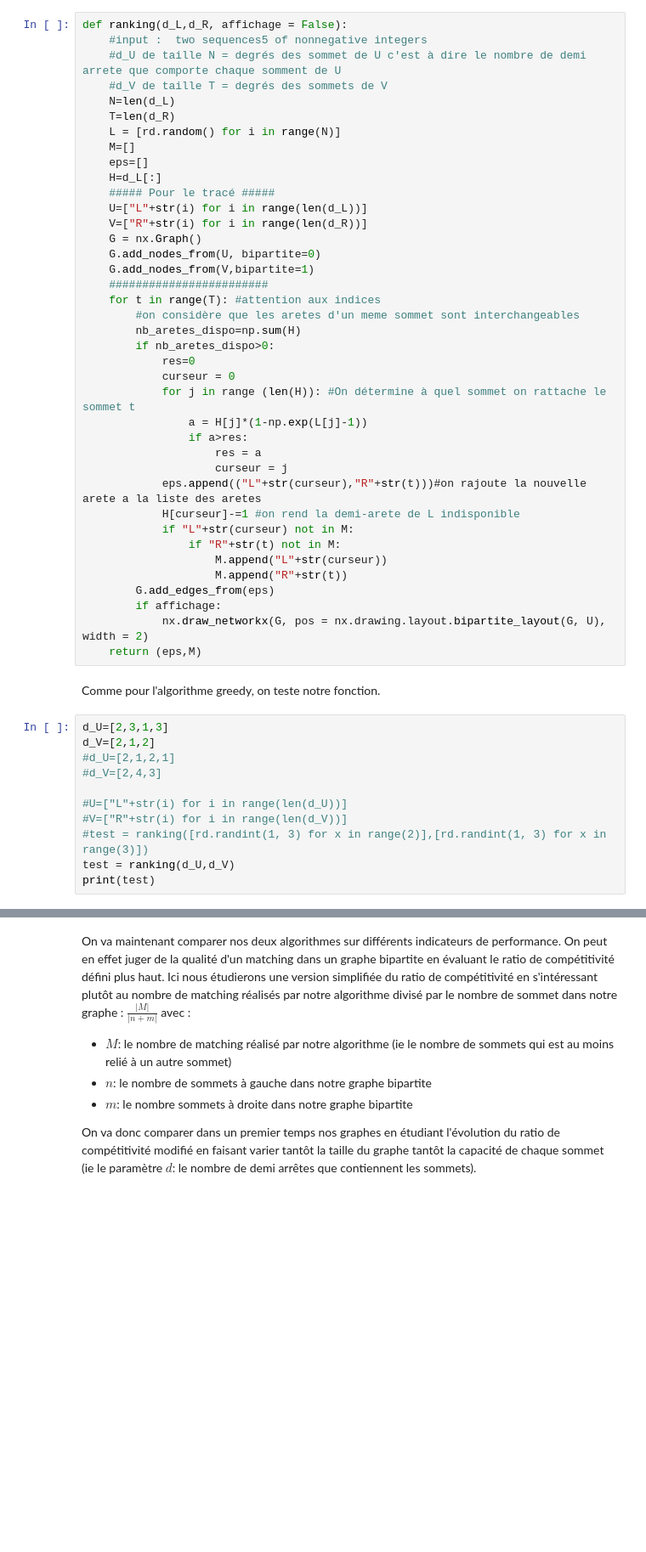
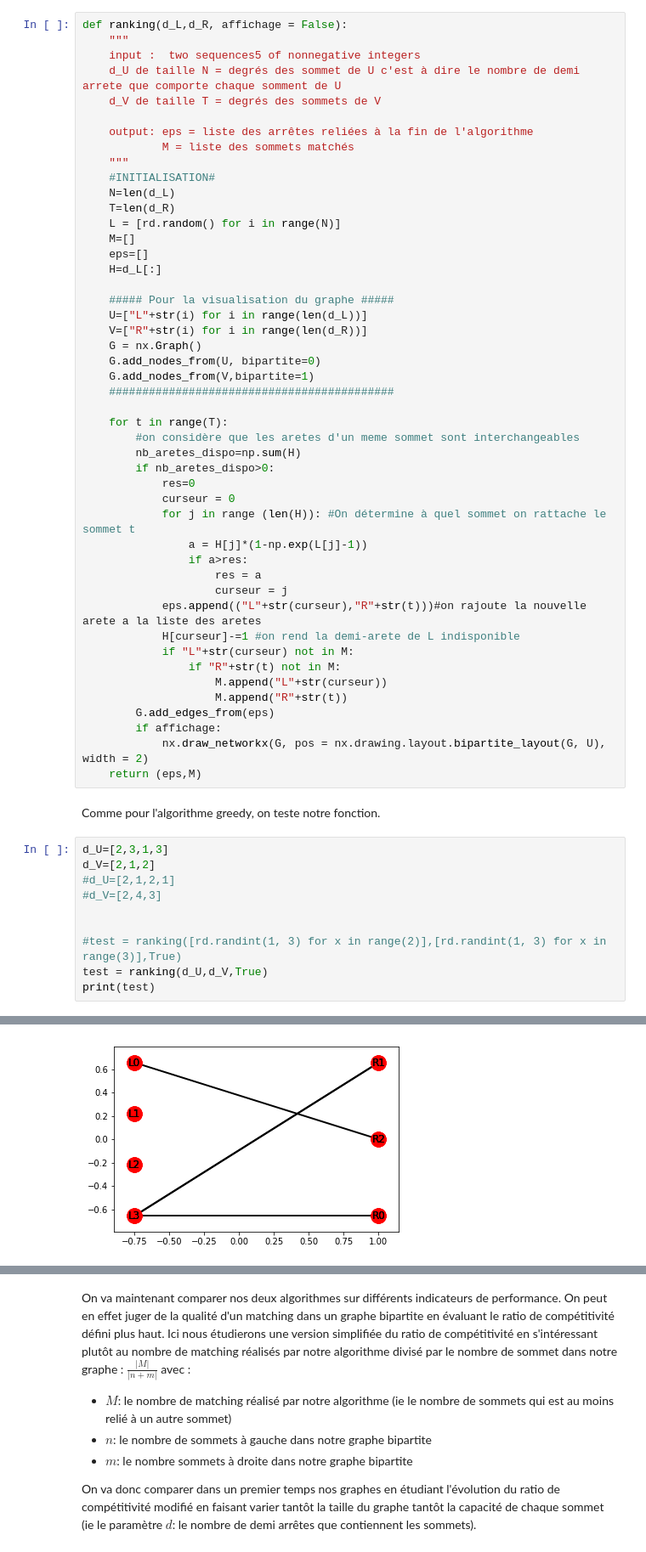
Before and after one commit to CamilleCoustaury/random-graphs-, a Jupyter notebook: Main_Notebook.ipynb, the cells around one changed output, grey strips where cells are left out. Shown: that part at 85% size. Drawn from its saved outputs; the diff is of its cells as text; blank space fills up the shorter version.

```diff
--- a/Main_Notebook.ipynb
+++ b/Main_Notebook.ipynb
@@ -113,23 +130,31 @@ Ce fonctionnement est détaillé dans le pseudo code ci-dessous dans le cas où
 Voici son code :
 # %%
 def ranking(d_L,d_R, affichage = False):
-    #input :  two sequences5 of nonnegative integers
-    #d_U de taille N = degrés des sommet de U c'est à dire le nombre de demi arrete que comporte chaque somment de U
-    #d_V de taille T = degrés des sommets de V
+    """
+    input :  two sequences5 of nonnegative integers
+    d_U de taille N = degrés des sommet de U c'est à dire le nombre de demi arrete que comporte chaque somment de U
+    d_V de taille T = degrés des sommets de V
+
+    output: eps = liste des arrêtes reliées à la fin de l'algorithme
+            M = liste des sommets matchés
+    """
+    #INITIALISATION#
     N=len(d_L)
     T=len(d_R)
     L = [rd.random() for i in range(N)]
     M=[]
     eps=[]
     H=d_L[:]
-    ##### Pour le tracé #####
+
+    ##### Pour la visualisation du graphe #####
     U=["L"+str(i) for i in range(len(d_L))]
     V=["R"+str(i) for i in range(len(d_R))]
     G = nx.Graph()
     G.add_nodes_from(U, bipartite=0)
     G.add_nodes_from(V,bipartite=1)
-    ########################
-    for t in range(T): #attention aux indices
+    ###########################################
+
+    for t in range(T):
         #on considère que les aretes d'un meme sommet sont interchangeables
         nb_aretes_dispo=np.sum(H)
         if nb_aretes_dispo>0:
@@ -158,9 +183,8 @@ d_V=[2,1,2]
 #d_U=[2,1,2,1]
 #d_V=[2,4,3]
 
-#U=["L"+str(i) for i in range(len(d_U))]
-#V=["R"+str(i) for i in range(len(d_V))]
-#test = ranking([rd.randint(1, 3) for x in range(2)],[rd.randint(1, 3) for x in range(3)])
-test = ranking(d_U,d_V)
+
+#test = ranking([rd.randint(1, 3) for x in range(2)],[rd.randint(1, 3) for x in range(3)],True)
+test = ranking(d_U,d_V,True)
 print(test)
 # %% [output]
@@ -168 +192,2 @@ print(test)
+[figure, added]
 # %% [markdown]
```
Also changed, not shown: parts of 26 cells of this notebook, 11 other files.
